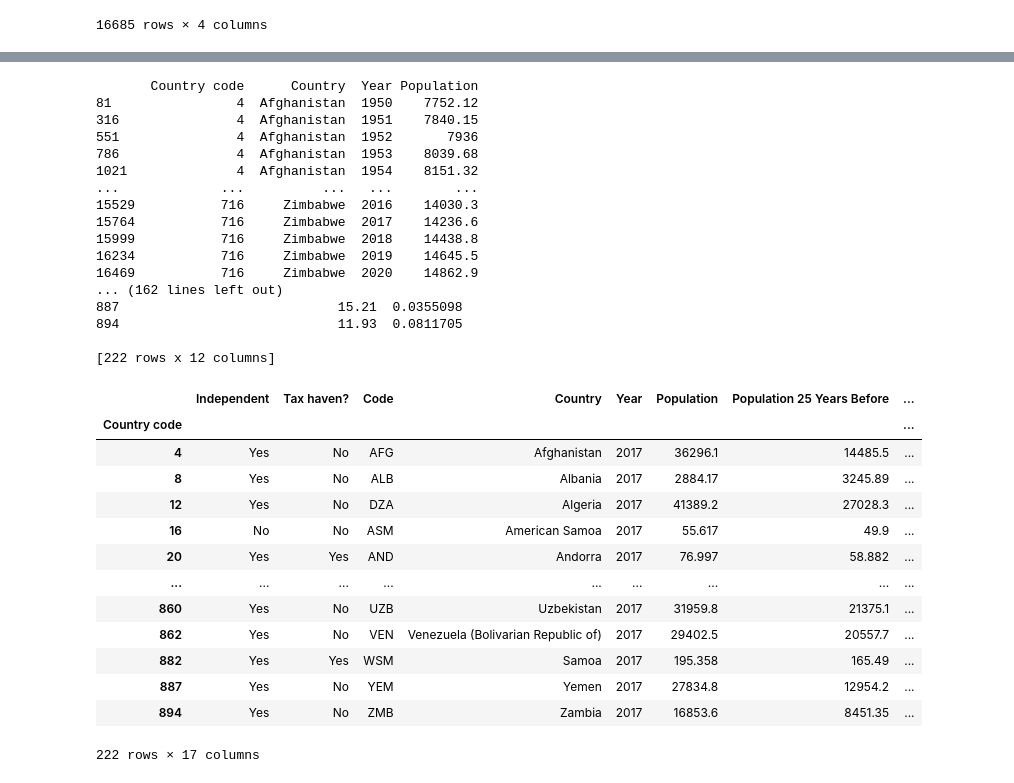
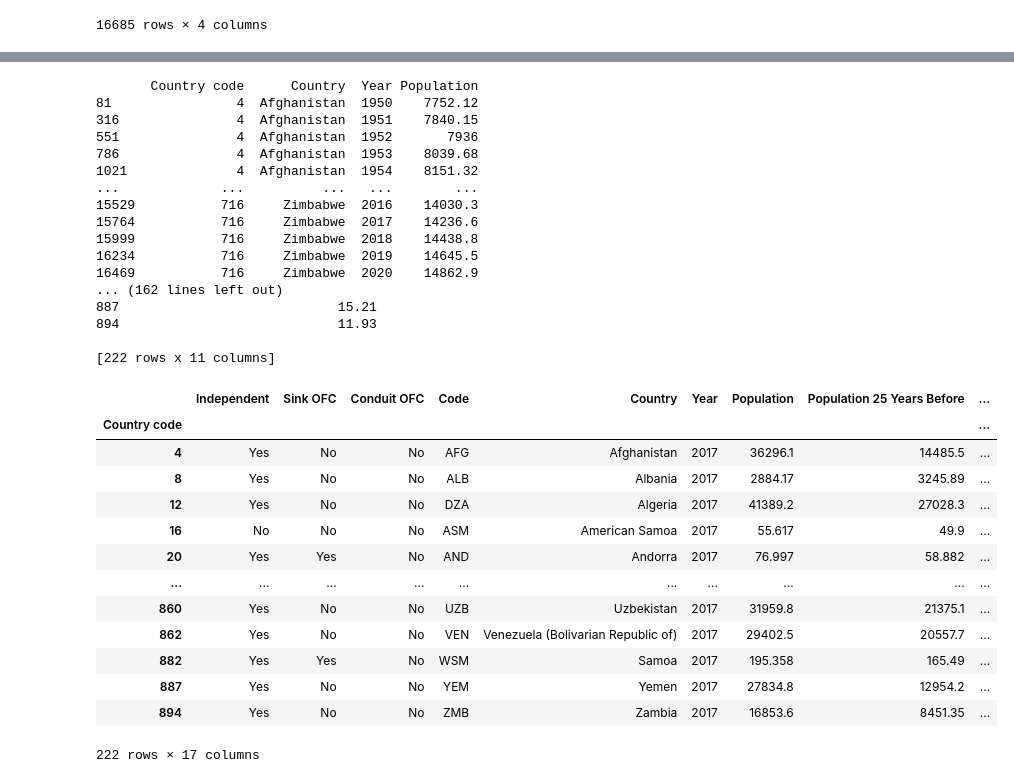
Before and after one commit to sadiogo/gdp_science, a Jupyter notebook: produção_científica.ipynb, the cells around one changed output, grey strips where cells are left out. Drawn from its saved outputs; the diff is of its cells as text; code cells hidden in the pictures.

Commit message:
Finished function for generating full database

```diff
--- a/produção_científica.ipynb
+++ b/produção_científica.ipynb
@@ -350,5 +452,4 @@ df_pop
 # %%
-databases = {}
 
 path = 'All\scimagojr country rank 2017.xlsx'
 df_scimago = pd.read_excel(path)
@@ -412,7 +513,6 @@ df_scimago_pop = df_pop_new.join(df_scimago, how='right')
 
 # For df_pop
 df_scimago_pop[['Population', 'Population 25 Years Before']].astype('float') # = df_scimago_pop['Population'].astype('float')
-df_scimago_pop['CPC'] = df_scimago_pop['Documents'] / df_scimago_pop['Population 25 Years Before']
 print(df_scimago_pop)
 
 
@@ -438,47 +538,32 @@ print(df_scimago_pop)
 16234           716     Zimbabwe  2019    14645.5
 16469           716     Zimbabwe  2020    14862.9
 ... (162 lines left out)
-887                            15.21  0.0355098
-894                            11.93  0.0811705
+887                            15.21
+894                            11.93
 
-[222 rows x 12 columns]
+[222 rows x 11 columns]
-# %%
-df_schooling_gdp = pd.read_csv('average-years-of-schooling-vs-gdp-per-capita.csv', sep=";", decimal='.')
-df_schooling_gdp.rename(columns={'GDP per capita, PPP (constant 2011 international $)': 'GDP per capita (World Bank)', 'Average Total Years of Schooling for Adult Population (Lee-Lee (2016), Barro-Lee (2018) and UNDP (2018))': 'Avg. Adult Schooling', 'Population, total': 'Population'}, inplace=True)
-
-df_schooling_gdp['GDP per capita (World Bank)'] = df_schooling_gdp['GDP per capita'].str.replace('.', '').astype('float')
-df_schooling_gdp['GDP per capita (World Bank)'] = round((df_schooling_gdp['GDP per capita (World Bank)'] / 10000000000), 2)
-
-filter = (~df_schooling_gdp['Avg. Adult Schooling'].isna()) & (df_schooling_gdp['Year'] >= 1996)
-
-# It is possible to have estimates for Population by adding 'Population' as an argument in the list below
-df_schooling = df_schooling_gdp[filter][['Code','Entity', 'Year', 'Avg. Adult Schooling', 'GDP per capita', 'Population']]
-
-df_schooling = df_country_codes.merge(df_schooling, on='Code').iloc[:,[0,2,4,5,6,7,8]]
-df_schooling.rename(columns={'Numeric code': 'Country code'}, inplace=True)
-df_schooling_new = df_schooling.set_index('Country code')
-df_schooling_new = df_schooling_new.loc[(df_schooling_new['Year'] == year), ['Avg. Adult Schooling','GDP per capita (World Bank)']]
-df_schooling_new
-
-df_sci_pop_schooling = df_scimago_pop.join(df_schooling_new, how='left')
-df_country_independence = pd.DataFrame(df_country_codes.set_index('Numeric code').loc[:, ['Independent', 'Tax haven?', 'Code']])
-df_sci_pop_schooling = df_country_independence.join(df_sci_pop_schooling, how='right')
-df_sci_pop_schooling
-# %% [output]
-|  | Independent | Tax haven? | Code | Country | Year | Population | Population 25 Years Before | ... |
-| Country code |  |  |  |  |  |  |  | ... |
-| 4 | Yes | No | AFG | Afghanistan | 2017 | 36296.1 | 14485.5 | ... |
-| 8 | Yes | No | ALB | Albania | 2017 | 2884.17 | 3245.89 | ... |
-| 12 | Yes | No | DZA | Algeria | 2017 | 41389.2 | 27028.3 | ... |
-| 16 | No | No | ASM | American Samoa | 2017 | 55.617 | 49.9 | ... |
-| 20 | Yes | Yes | AND | Andorra | 2017 | 76.997 | 58.882 | ... |
-| ... | ... | ... | ... | ... | ... | ... | ... | ... |
-| 860 | Yes | No | UZB | Uzbekistan | 2017 | 31959.8 | 21375.1 | ... |
-| 862 | Yes | No | VEN | Venezuela (Bolivarian Republic of) | 2017 | 29402.5 | 20557.7 | ... |
-| 882 | Yes | Yes | WSM | Samoa | 2017 | 195.358 | 165.49 | ... |
-| 887 | Yes | No | YEM | Yemen | 2017 | 27834.8 | 12954.2 | ... |
-| 894 | Yes | No | ZMB | Zambia | 2017 | 16853.6 | 8451.35 | ... |
-222 rows × 17 columns
+# %%
+df_schooling_new = df_schooling_new.loc[(df_schooling_new['Year'] == year), ['Avg. Adult Schooling','GDP per capita (World Bank)']]
+
+df_sci_pop_schooling = df_scimago_pop.join(df_schooling_new, how='left')
+df_country_independence = pd.DataFrame(df_country_codes.set_index('Numeric code').loc[:, ['Independent', 'Sink OFC', 'Conduit OFC', 'Code']])
+df_sci_pop_schooling = df_country_independence.join(df_sci_pop_schooling, how='right')
+df_sci_pop_schooling
+# %% [output]
+|  | Independent | Sink OFC | Conduit OFC | Code | Country | Year | Population | Population 25 Years Before | ... |
+| Country code |  |  |  |  |  |  |  |  | ... |
+| 4 | Yes | No | No | AFG | Afghanistan | 2017 | 36296.1 | 14485.5 | ... |
+| 8 | Yes | No | No | ALB | Albania | 2017 | 2884.17 | 3245.89 | ... |
+| 12 | Yes | No | No | DZA | Algeria | 2017 | 41389.2 | 27028.3 | ... |
+| 16 | No | No | No | ASM | American Samoa | 2017 | 55.617 | 49.9 | ... |
+| 20 | Yes | Yes | No | AND | Andorra | 2017 | 76.997 | 58.882 | ... |
+| ... | ... | ... | ... | ... | ... | ... | ... | ... | ... |
+| 860 | Yes | No | No | UZB | Uzbekistan | 2017 | 31959.8 | 21375.1 | ... |
+| 862 | Yes | No | No | VEN | Venezuela (Bolivarian Republic of) | 2017 | 29402.5 | 20557.7 | ... |
+| 882 | Yes | Yes | No | WSM | Samoa | 2017 | 195.358 | 165.49 | ... |
+| 887 | Yes | No | No | YEM | Yemen | 2017 | 27834.8 | 12954.2 | ... |
+| 894 | Yes | No | No | ZMB | Zambia | 2017 | 16853.6 | 8451.35 | ... |
+222 rows × 17 columns
 # %% [markdown]
 It is increasingly being recognized that tax havens, or corporate tax havens, have distorted economic data which produces artificially high, or inflated, GDP-per-capita figures (How tax havens turn economic statistics into nonsense". Quartz. 11 June 2018.). In the figure below you can compare the estimates of GDP-per-capita from the World Bank and the Penn World Tables (PWT). As you can see, while most of the data from the two different sources converge, the World Bank data shows inflated values for known tax havens(i.e., Singapore, Macao, Luxembourg, Qatar, Hong Kong, Kuwait, Bermuda and Brunei)(Dharmapala, Dhammika; Hines, James R., Jr. (2009). "Which Countries Become Tax Havens?" (PDF). Journal of Public Economics. 93 (9–10): 1058–1068). Therefore, I have decided to use GDP-per-capita data from the PWT, as these have more conservative values for tax havens. Constructed by Robert Summers and Alan Heston of the University of Pennsylvania, together with the late Irving Kravis, the PWT are the definitive source for real national accounts data. The national accounts for each country, initially in their own currencies, are adjusted using detailed price data to obtain real national accounts in a common currency (U.S. dollars) across countries. These data are invaluable for making comparisons of Gross Domestic Product across countries, and for all manner of research on development and growth.
 
```
Also changed, not shown: parts of 11 cells of this notebook, 59 other files.
